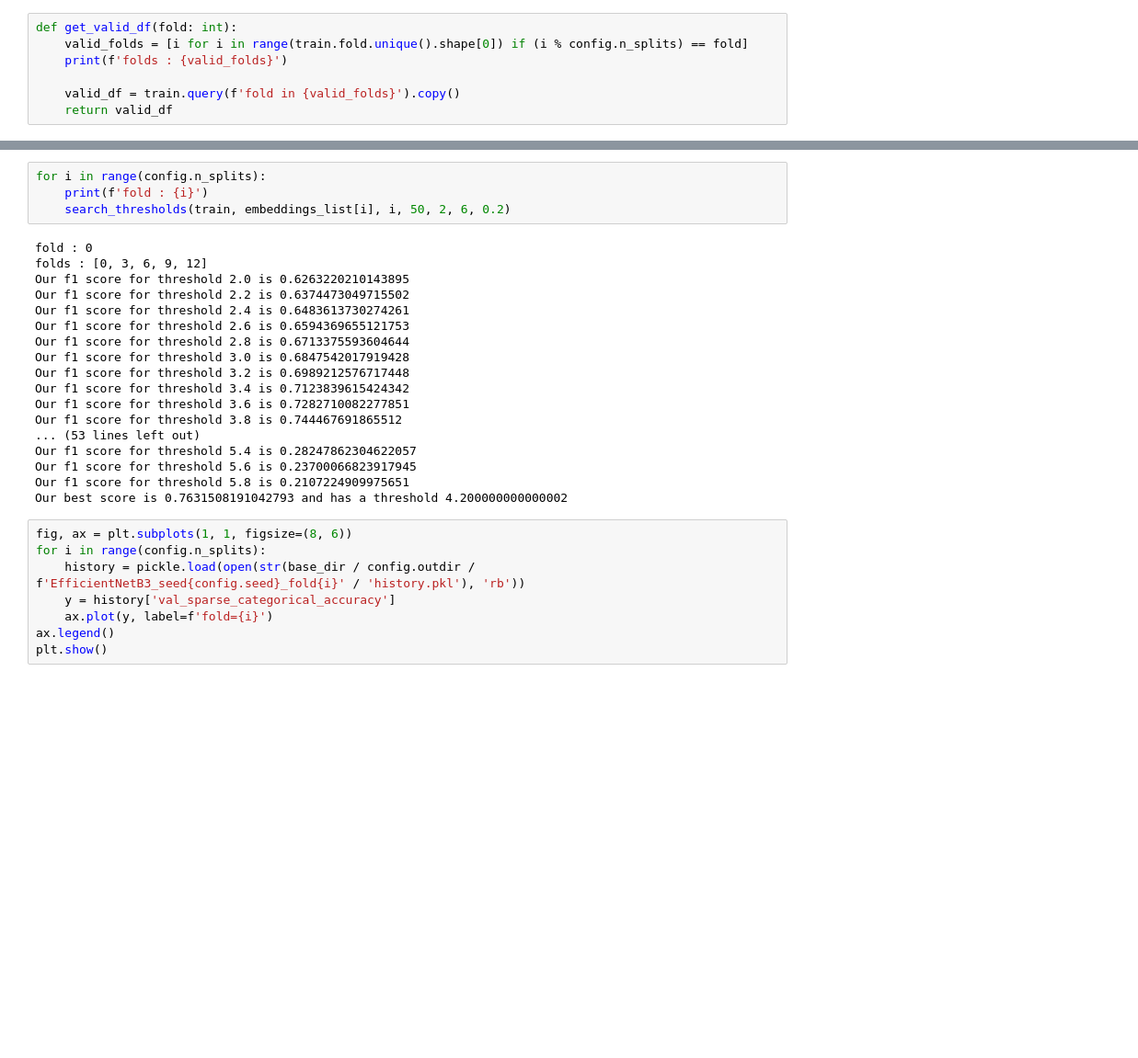
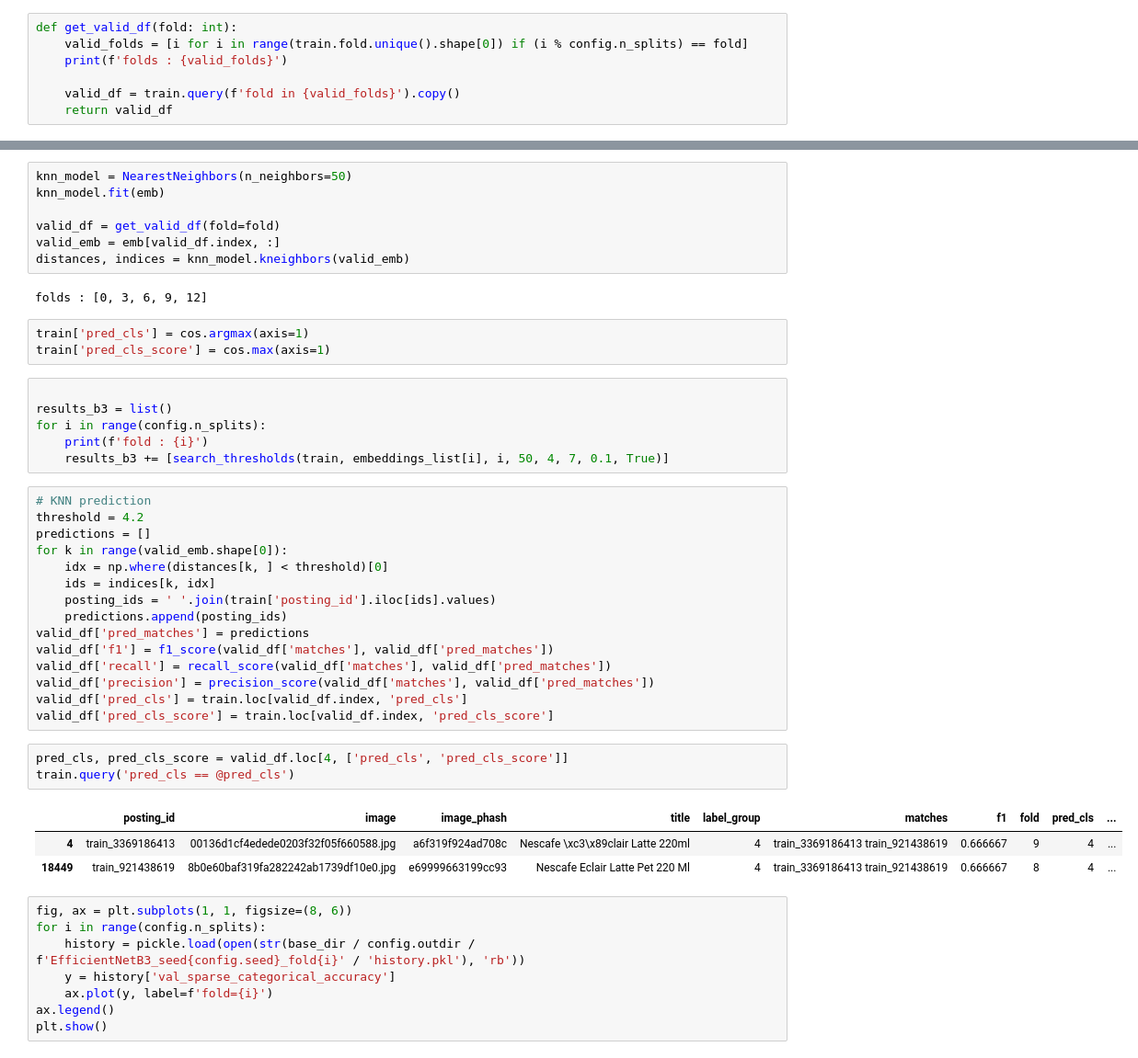
Before and after one commit to yamaguchi-milkcocholate/Shopee, a Jupyter notebook: notebooks/evaluateefficientnet.ipynb, the cells around one changed output, grey strips where cells are left out. Shown: that part at 92% size. Drawn from its saved outputs; the diff is of its cells as text; blank space fills up the shorter version.

```diff
--- a/notebooks/evaluateefficientnet.ipynb
+++ b/notebooks/evaluateefficientnet.ipynb
@@ -305,25 +417,43 @@ def search_thresholds(df: pd.DataFrame, embeddings: np.ndarray, embeddings_tta:
+# %%
+knn_model = NearestNeighbors(n_neighbors=50)
+knn_model.fit(emb)
+
+valid_df = get_valid_df(fold=fold)
+valid_emb = emb[valid_df.index, :]
+distances, indices = knn_model.kneighbors(valid_emb)
+# %% [output]
+folds : [0, 3, 6, 9, 12]
+# %%
+train['pred_cls'] = cos.argmax(axis=1)
+train['pred_cls_score'] = cos.max(axis=1)
 # %%
+
+results_b3 = list()
 for i in range(config.n_splits):
     print(f'fold : {i}')
-    search_thresholds(train, embeddings_list[i], i, 50, 2, 6, 0.2)
+    results_b3 += [search_thresholds(train, embeddings_list[i], i, 50, 4, 7, 0.1, True)]
-# %% [output]
-fold : 0
-folds : [0, 3, 6, 9, 12]
-Our f1 score for threshold 2.0 is 0.6263220210143895
-Our f1 score for threshold 2.2 is 0.6374473049715502
-Our f1 score for threshold 2.4 is 0.6483613730274261
-Our f1 score for threshold 2.6 is 0.6594369655121753
-Our f1 score for threshold 2.8 is 0.6713375593604644
-Our f1 score for threshold 3.0 is 0.6847542017919428
-Our f1 score for threshold 3.2 is 0.6989212576717448
-Our f1 score for threshold 3.4 is 0.7123839615424342
-Our f1 score for threshold 3.6 is 0.7282710082277851
-Our f1 score for threshold 3.8 is 0.744467691865512
-... (53 lines left out)
-Our f1 score for threshold 5.4 is 0.28247862304622057
-Our f1 score for threshold 5.6 is 0.23700066823917945
-Our f1 score for threshold 5.8 is 0.2107224909975651
-Our best score is 0.7631508191042793 and has a threshold 4.200000000000002
+# %%
+# KNN prediction
+threshold = 4.2
+predictions = []
+for k in range(valid_emb.shape[0]):
+    idx = np.where(distances[k, ] < threshold)[0]
+    ids = indices[k, idx]
+    posting_ids = ' '.join(train['posting_id'].iloc[ids].values)
+    predictions.append(posting_ids)
+valid_df['pred_matches'] = predictions
+valid_df['f1'] = f1_score(valid_df['matches'], valid_df['pred_matches'])
+valid_df['recall'] = recall_score(valid_df['matches'], valid_df['pred_matches'])
+valid_df['precision'] = precision_score(valid_df['matches'], valid_df['pred_matches'])
+valid_df['pred_cls'] = train.loc[valid_df.index, 'pred_cls']
+valid_df['pred_cls_score'] = train.loc[valid_df.index, 'pred_cls_score']
+# %%
+pred_cls, pred_cls_score = valid_df.loc[4, ['pred_cls', 'pred_cls_score']]
+train.query('pred_cls == @pred_cls')
+# %% [output]
+|  | posting_id | image | image_phash | title | label_group | matches | f1 | fold | pred_cls | ... |
+| 4 | train_3369186413 | 00136d1cf4edede0203f32f05f660588.jpg | a6f319f924ad708c | Nescafe \xc3\x89clair Latte 220ml | 4 | train_3369186413 train_921438619 | 0.666667 | 9 | 4 | ... |
+| 18449 | train_921438619 | 8b0e60baf319fa282242ab1739df10e0.jpg | e69999663199cc93 | Nescafe Eclair Latte Pet 220 Ml | 4 | train_3369186413 train_921438619 | 0.666667 | 8 | 4 | ... |
 # %%
 fig, ax = plt.subplots(1, 1, figsize=(8, 6))
 for i in range(config.n_splits):
```
Also changed, not shown: parts of 30 cells of this notebook, 8 other files.
